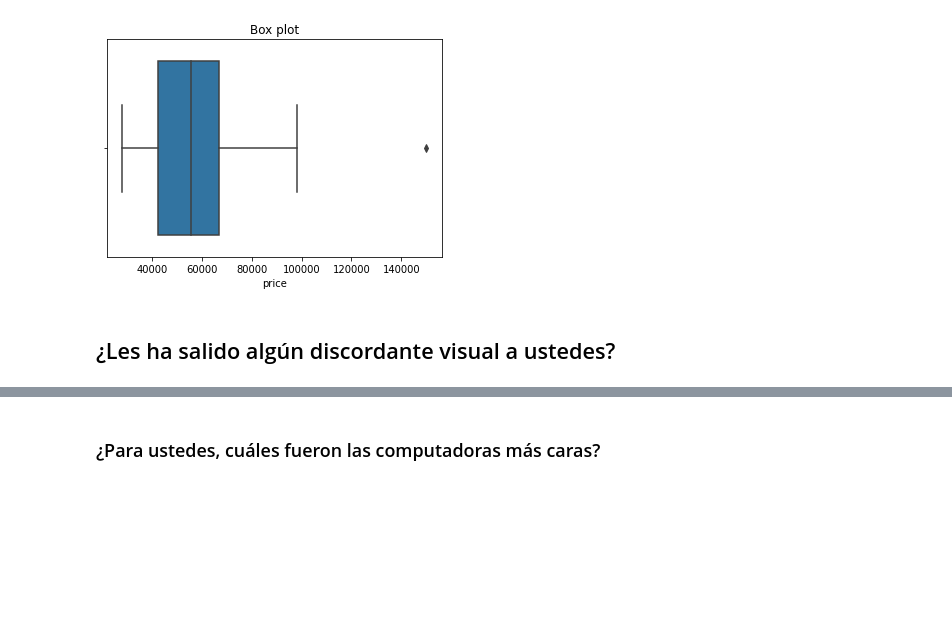
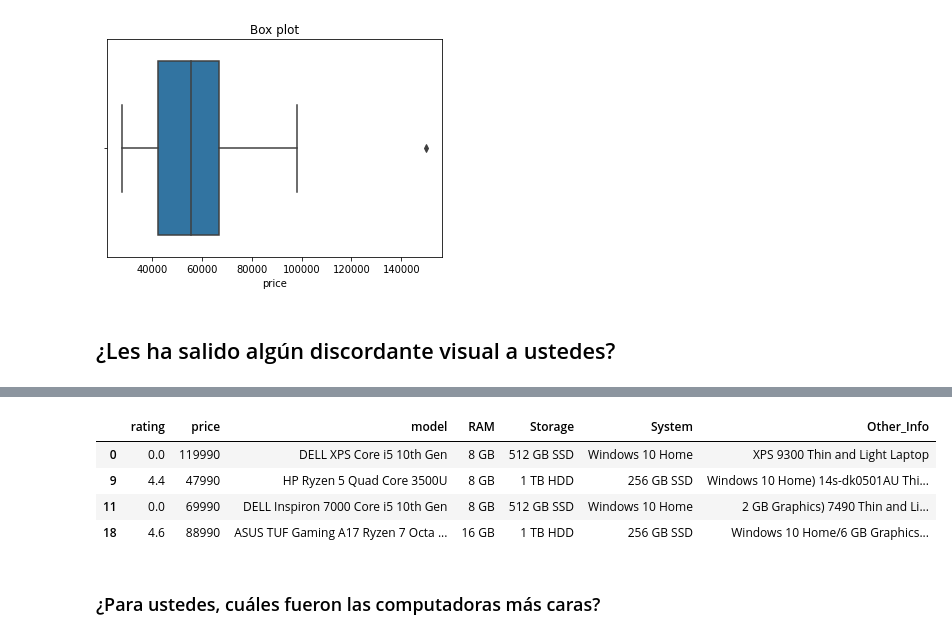
Before and after one commit to fax117/machine_learning_practices, a Jupyter notebook: practicas/Practica_Scrap_EDAWoAns.ipynb, the cells around one changed output, grey strips where cells are left out. Drawn from its saved outputs; the diff is of its cells as text; code cells hidden in the pictures; blank space fills up the shorter version.

```diff
--- a/practicas/Practica_Scrap_EDAWoAns.ipynb
+++ b/practicas/Practica_Scrap_EDAWoAns.ipynb
@@ -421,3 +414,11 @@ sns.boxplot(x='price',data=laptop_df).set(title="Box plot")
+# %%
+laptop_df.loc[(laptop_df['rating'] == 0.0) | (laptop_df['System'] != 'Windows 10 Home') & (laptop_df['System'] != 'Windows 10') | (laptop_df['Other_Info'] == 'NaN')]
+# %% [output]
+|  | rating | price | model | RAM | Storage | System | Other_Info |
+| 0 | 0.0 | 119990 | DELL XPS Core i5 10th Gen | 8 GB | 512 GB SSD | Windows 10 Home | XPS 9300 Thin and Light Laptop |
+| 9 | 4.4 | 47990 | HP Ryzen 5 Quad Core 3500U | 8 GB | 1 TB HDD | 256 GB SSD | Windows 10 Home) 14s-dk0501AU Thi... |
+| 11 | 0.0 | 69990 | DELL Inspiron 7000 Core i5 10th Gen | 8 GB | 512 GB SSD | Windows 10 Home | 2 GB Graphics) 7490 Thin and Li... |
+| 18 | 4.6 | 88990 | ASUS TUF Gaming A17 Ryzen 7 Octa ... | 16 GB | 1 TB HDD | 256 GB SSD | Windows 10 Home/6 GB Graphics... |
 # %% [markdown]
 ### ¿Para ustedes, cuáles fueron las computadoras más caras?
 # %%
```
Also changed, not shown: parts of 14 cells of this notebook.
